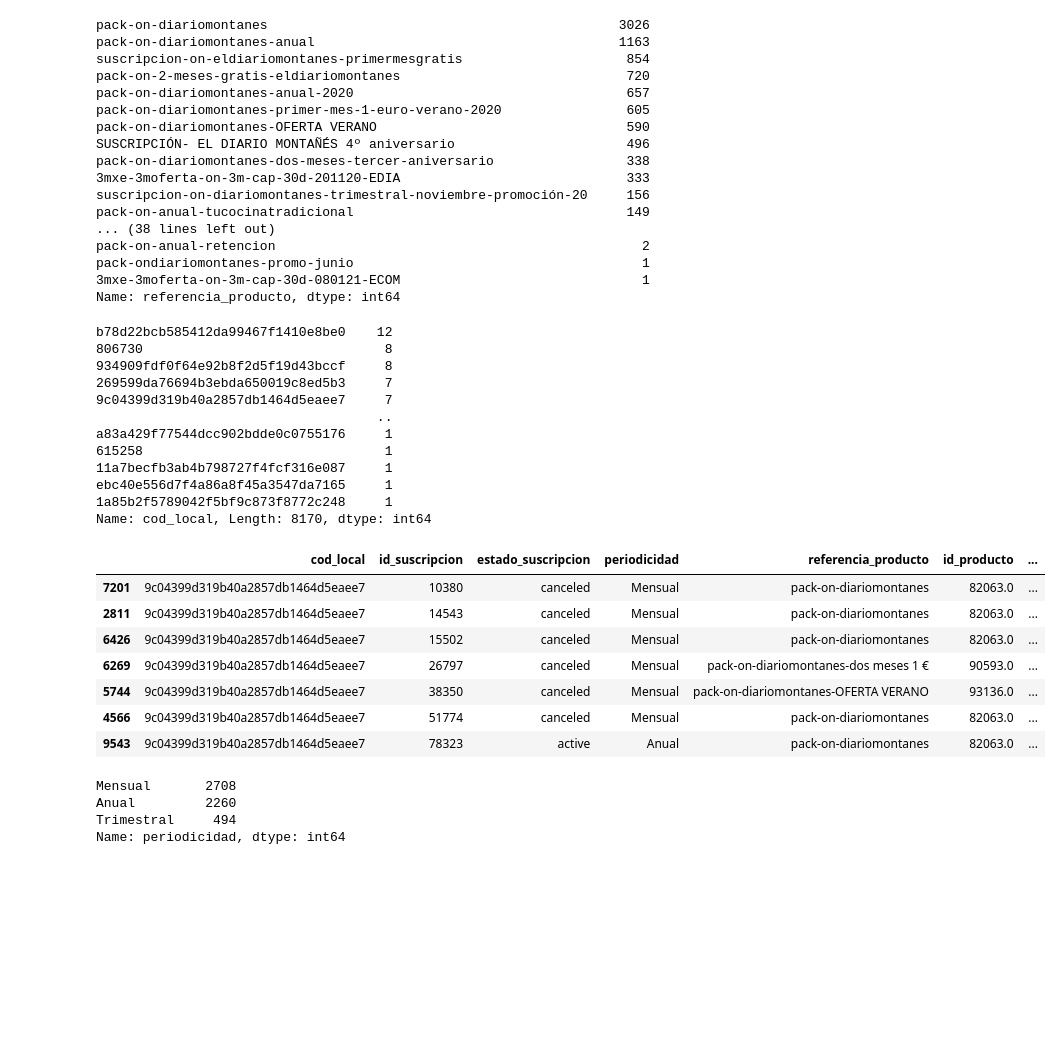
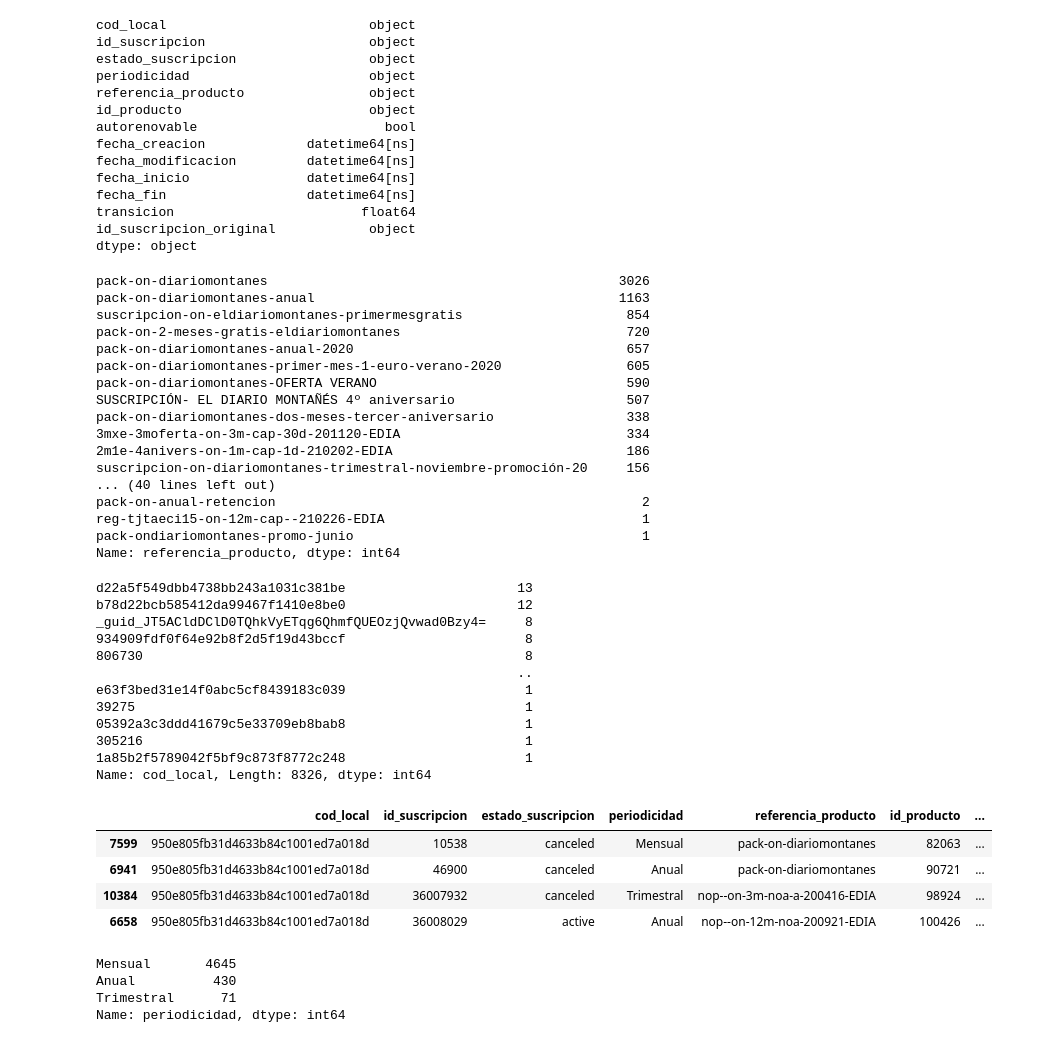
Before and after one commit to rgomezh/tfm-kschool, a Jupyter notebook: data-analysis.ipynb, the cells around one changed output. Saved outputs shown, nothing was run; the diff lists cells and outputs as text; code cells hidden in the pictures; blank space fills up the shorter version.

```diff
--- a/data-analysis.ipynb
+++ b/data-analysis.ipynb
@@ -5,6 +11,7 @@ pd.options.display.max_columns = None
 # %%
 suscriptions_file = '../data/suscripciones.csv'
-suscriptions = pd.read_csv(suscriptions_file)
+suscriptions = pd.read_csv(suscriptions_file, parse_dates = ['fecha_creacion', 'fecha_modificacion', 'fecha_inicio', 'fecha_fin'],
+                           dtype = {'id_producto' : 'object', 'id_suscripcion_original' : 'object', 'id_suscripcion' : 'object'})
 suscriptions
 # %% [output]
 |  | cod_local | id_suscripcion | estado_suscripcion | periodicidad | referencia_producto | id_producto | ... |
@@ -41,4 +50 @@ cod_local               0
 dtype: int64
-# %%
-suscriptions = suscriptions.dropna()
-suscriptions
@@ -59,3 +51,20 @@ suscriptions
+# %%
+suscriptions.dtypes
+# %% [output]
+cod_local                          object
+id_suscripcion                     object
+estado_suscripcion                 object
+periodicidad                       object
+referencia_producto                object
+id_producto                        object
+autorenovable                        bool
+fecha_creacion             datetime64[ns]
+fecha_modificacion         datetime64[ns]
+fecha_inicio               datetime64[ns]
+fecha_fin                  datetime64[ns]
+transicion                        float64
+id_suscripcion_original            object
+dtype: object
 # %%
 suscriptions['referencia_producto'].value_counts()
 # %% [output]
@@ -66,46 +75,43 @@ pack-on-2-meses-gratis-eldiariomontanes                             720
 pack-on-diariomontanes-anual-2020                                   657
 pack-on-diariomontanes-primer-mes-1-euro-verano-2020                605
 pack-on-diariomontanes-OFERTA VERANO                                590
-SUSCRIPCIÓN- EL DIARIO MONTAÑÉS 4º aniversario                      496
+SUSCRIPCIÓN- EL DIARIO MONTAÑÉS 4º aniversario                      507
 pack-on-diariomontanes-dos-meses-tercer-aniversario                 338
-3mxe-3moferta-on-3m-cap-30d-201120-EDIA                             333
+3mxe-3moferta-on-3m-cap-30d-201120-EDIA                             334
+2m1e-4anivers-on-1m-cap-1d-210202-EDIA                              186
 suscripcion-on-diariomontanes-trimestral-noviembre-promoción-20     156
-pack-on-anual-tucocinatradicional                                   149
-... (38 lines left out)
+... (40 lines left out)
 pack-on-anual-retencion                                               2
+reg-tjtaeci15-on-12m-cap--210226-EDIA                                 1
 pack-ondiariomontanes-promo-junio                                     1
-3mxe-3moferta-on-3m-cap-30d-080121-ECOM                               1
 Name: referencia_producto, dtype: int64
 # %%
 suscriptions['cod_local'].value_counts()
 # %% [output]
-b78d22bcb585412da99467f1410e8be0    12
-806730                               8
-934909fdf0f64e92b8f2d5f19d43bccf     8
-269599da76694b3ebda650019c8ed5b3     7
-9c04399d319b40a2857db1464d5eaee7     7
-                                    ..
-a83a429f77544dcc902bdde0c0755176     1
-615258                               1
-11a7becfb3ab4b798727f4fcf316e087     1
-ebc40e556d7f4a86a8f45a3547da7165     1
-1a85b2f5789042f5bf9c873f8772c248     1
-Name: cod_local, Length: 8170, dtype: int64
+d22a5f549dbb4738bb243a1031c381be                      13
+b78d22bcb585412da99467f1410e8be0                      12
+_guid_JT5ACldDClD0TQhkVyETqg6QhmfQUEOzjQvwad0Bzy4=     8
+934909fdf0f64e92b8f2d5f19d43bccf                       8
+806730                                                 8
+                                                      ..
+e63f3bed31e14f0abc5cf8439183c039                       1
+39275                                                  1
+05392a3c3ddd41679c5e33709eb8bab8                       1
+305216                                                 1
+1a85b2f5789042f5bf9c873f8772c248                       1
+Name: cod_local, Length: 8326, dtype: int64
 # %%
-suscriptions[suscriptions['cod_local'] == '9c04399d319b40a2857db1464d5eaee7'].sort_values('fecha_fin')
+suscriptions[suscriptions['cod_local'] == '950e805fb31d4633b84c1001ed7a018d'].sort_values('fecha_fin')
 # %% [output]
 |  | cod_local | id_suscripcion | estado_suscripcion | periodicidad | referencia_producto | id_producto | ... |
-| 7201 | 9c04399d319b40a2857db1464d5eaee7 | 10380 | canceled | Mensual | pack-on-diariomontanes | 82063.0 | ... |
-| 2811 | 9c04399d319b40a2857db1464d5eaee7 | 14543 | canceled | Mensual | pack-on-diariomontanes | 82063.0 | ... |
-| 6426 | 9c04399d319b40a2857db1464d5eaee7 | 15502 | canceled | Mensual | pack-on-diariomontanes | 82063.0 | ... |
-| 6269 | 9c04399d319b40a2857db1464d5eaee7 | 26797 | canceled | Mensual | pack-on-diariomontanes-dos meses 1 € | 90593.0 | ... |
-| 5744 | 9c04399d319b40a2857db1464d5eaee7 | 38350 | canceled | Mensual | pack-on-diariomontanes-OFERTA VERANO | 93136.0 | ... |
-| 4566 | 9c04399d319b40a2857db1464d5eaee7 | 51774 | canceled | Mensual | pack-on-diariomontanes | 82063.0 | ... |
-| 9543 | 9c04399d319b40a2857db1464d5eaee7 | 78323 | active | Anual | pack-on-diariomontanes | 82063.0 | ... |
+| 7599 | 950e805fb31d4633b84c1001ed7a018d | 10538 | canceled | Mensual | pack-on-diariomontanes | 82063 | ... |
+| 6941 | 950e805fb31d4633b84c1001ed7a018d | 46900 | canceled | Anual | pack-on-diariomontanes | 90721 | ... |
+| 10384 | 950e805fb31d4633b84c1001ed7a018d | 36007932 | canceled | Trimestral | nop--on-3m-noa-a-200416-EDIA | 98924 | ... |
+| 6658 | 950e805fb31d4633b84c1001ed7a018d | 36008029 | active | Anual | nop--on-12m-noa-200921-EDIA | 100426 | ... |
 # %%
-suscriptions[suscriptions['estado_suscripcion'] == 'active']['periodicidad'].value_counts()
+suscriptions[suscriptions['estado_suscripcion'] == 'canceled']['periodicidad'].value_counts()
 # %% [output]
-Mensual       2708
-Anual         2260
-Trimestral     494
+Mensual       4645
+Anual          430
+Trimestral      71
 Name: periodicidad, dtype: int64
```
Also changed, not shown: parts of 54 cells of this notebook, 4 other files.
